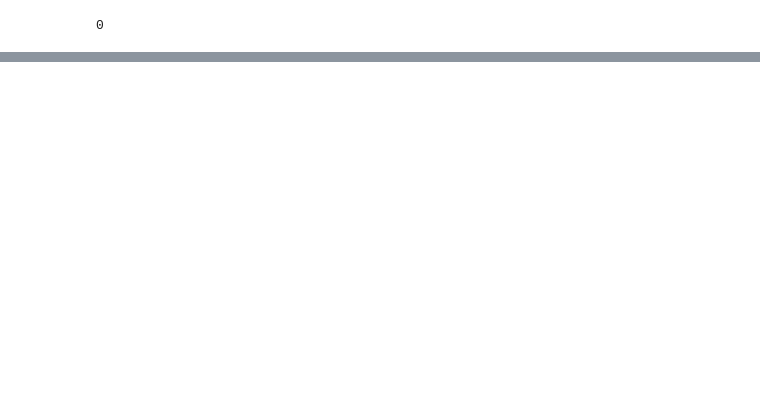
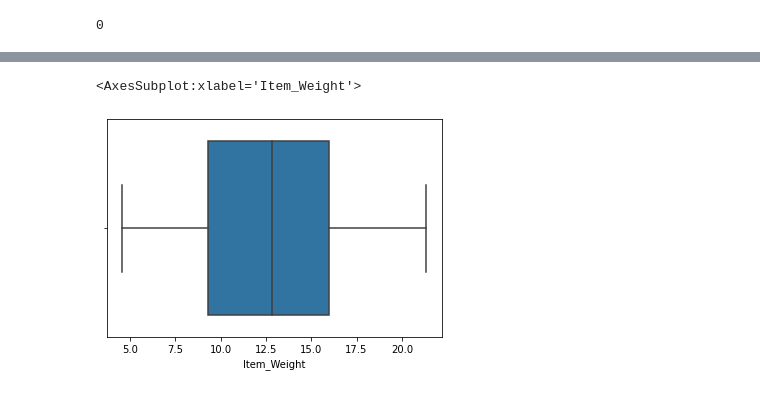
Before and after one commit to Sanjjushri/data-analysis, a Jupyter notebook: 1-analysis.ipynb, the cells around one changed output, grey strips where cells are left out. Drawn from its saved outputs; the diff is of its cells as text; code cells hidden in the pictures; blank space fills up the shorter version.

```diff
--- a/1-analysis.ipynb
+++ b/1-analysis.ipynb
@@ -86,0 +101,5 @@ df.head()
+# %%
+sns.boxplot(df['Item_Weight'])
+# %% [output]
+<AxesSubplot:xlabel='Item_Weight'>
+[figure, added]
```
Also changed, not shown: parts of 22 cells of this notebook, 2 other files.
